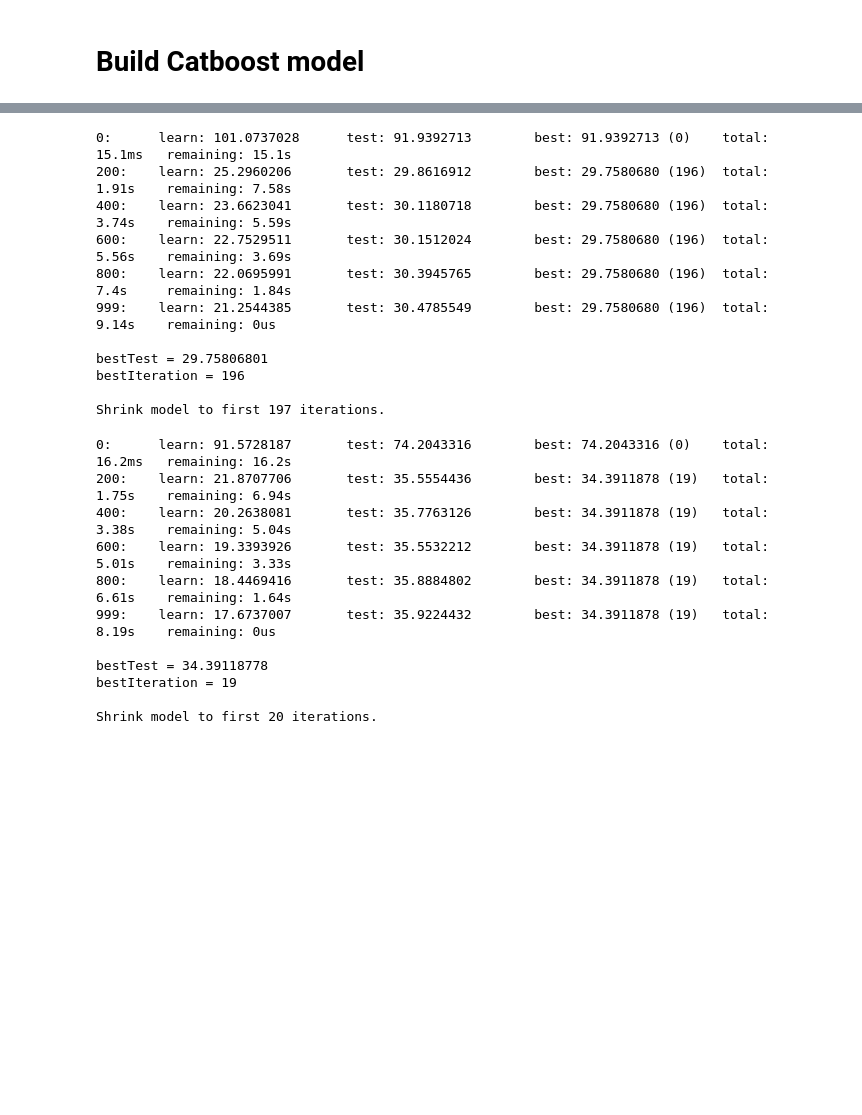
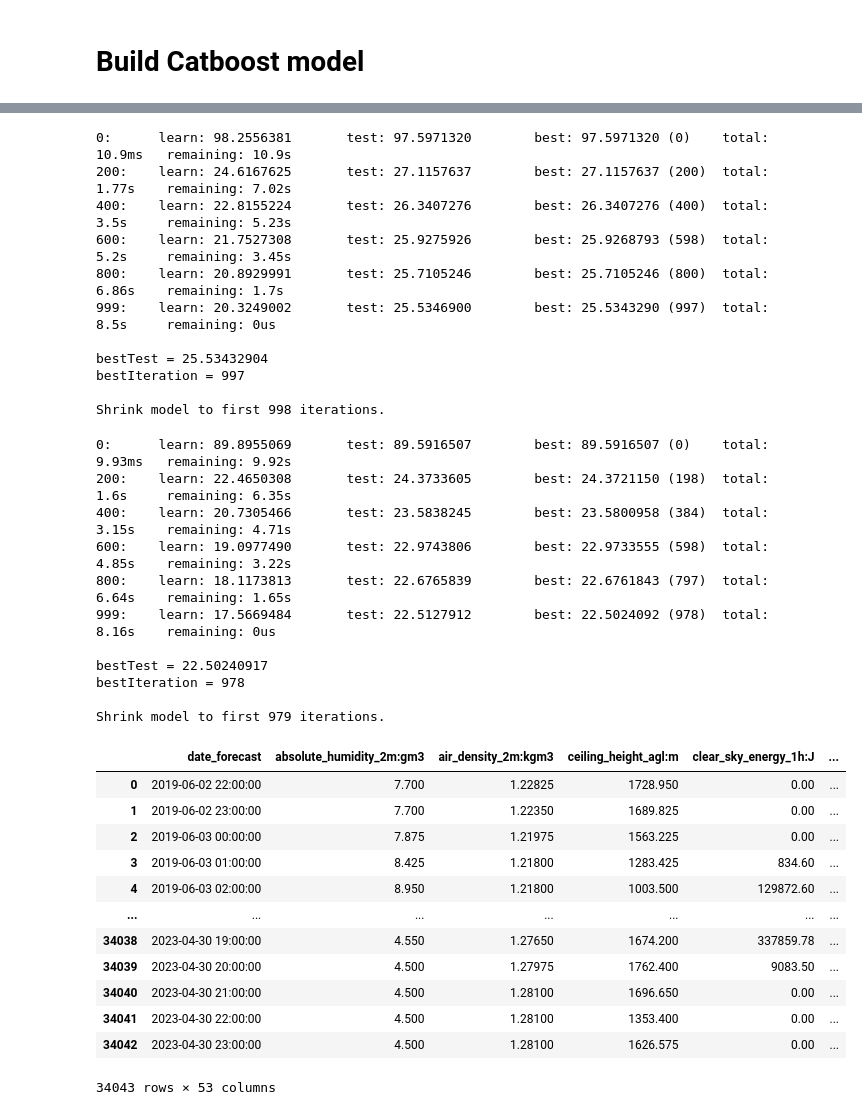
Before and after one commit to henningolweus/MLprosjekt, a Jupyter notebook: data/Catboost.ipynb, the cells around one changed output, grey strips where cells are left out. Saved outputs shown, nothing was run; the diff lists cells and outputs as text; code cells hidden in the pictures; blank space fills up the shorter version.

Commit message:
created base catboost model

```diff
--- a/data/Catboost.ipynb
+++ b/data/Catboost.ipynb
@@ -522,30 +521,46 @@ Shrink model to first 436 iterations.
 # %%
-model_b = build_catboost(merged_b,0.1)
+model_b = build_catboost(merged_b,0.1, True)
 # %% [output]
-0:      learn: 101.0737028      test: 91.9392713        best: 91.9392713 (0)    total: 15.1ms   remaining: 15.1s
-200:    learn: 25.2960206       test: 29.8616912        best: 29.7580680 (196)  total: 1.91s    remaining: 7.58s
-400:    learn: 23.6623041       test: 30.1180718        best: 29.7580680 (196)  total: 3.74s    remaining: 5.59s
-600:    learn: 22.7529511       test: 30.1512024        best: 29.7580680 (196)  total: 5.56s    remaining: 3.69s
-800:    learn: 22.0695991       test: 30.3945765        best: 29.7580680 (196)  total: 7.4s     remaining: 1.84s
-999:    learn: 21.2544385       test: 30.4785549        best: 29.7580680 (196)  total: 9.14s    remaining: 0us
+0:      learn: 98.2556381       test: 97.5971320        best: 97.5971320 (0)    total: 10.9ms   remaining: 10.9s
+200:    learn: 24.6167625       test: 27.1157637        best: 27.1157637 (200)  total: 1.77s    remaining: 7.02s
+400:    learn: 22.8155224       test: 26.3407276        best: 26.3407276 (400)  total: 3.5s     remaining: 5.23s
+600:    learn: 21.7527308       test: 25.9275926        best: 25.9268793 (598)  total: 5.2s     remaining: 3.45s
+800:    learn: 20.8929991       test: 25.7105246        best: 25.7105246 (800)  total: 6.86s    remaining: 1.7s
+999:    learn: 20.3249002       test: 25.5346900        best: 25.5343290 (997)  total: 8.5s     remaining: 0us
 
-bestTest = 29.75806801
-bestIteration = 196
+bestTest = 25.53432904
+bestIteration = 997
 
-Shrink model to first 197 iterations.
+Shrink model to first 998 iterations.
 # %%
-model_c = build_catboost(merged_c,0.2)
+model_c = build_catboost(merged_c,0.2, True)
 # %% [output]
-0:      learn: 91.5728187       test: 74.2043316        best: 74.2043316 (0)    total: 16.2ms   remaining: 16.2s
-200:    learn: 21.8707706       test: 35.5554436        best: 34.3911878 (19)   total: 1.75s    remaining: 6.94s
-400:    learn: 20.2638081       test: 35.7763126        best: 34.3911878 (19)   total: 3.38s    remaining: 5.04s
-600:    learn: 19.3393926       test: 35.5532212        best: 34.3911878 (19)   total: 5.01s    remaining: 3.33s
-800:    learn: 18.4469416       test: 35.8884802        best: 34.3911878 (19)   total: 6.61s    remaining: 1.64s
-999:    learn: 17.6737007       test: 35.9224432        best: 34.3911878 (19)   total: 8.19s    remaining: 0us
+0:      learn: 89.8955069       test: 89.5916507        best: 89.5916507 (0)    total: 9.93ms   remaining: 9.92s
+200:    learn: 22.4650308       test: 24.3733605        best: 24.3721150 (198)  total: 1.6s     remaining: 6.35s
+400:    learn: 20.7305466       test: 23.5838245        best: 23.5800958 (384)  total: 3.15s    remaining: 4.71s
+600:    learn: 19.0977490       test: 22.9743806        best: 22.9733555 (598)  total: 4.85s    remaining: 3.22s
+800:    learn: 18.1173813       test: 22.6765839        best: 22.6761843 (797)  total: 6.64s    remaining: 1.65s
+999:    learn: 17.5669484       test: 22.5127912        best: 22.5024092 (978)  total: 8.16s    remaining: 0us
 
-bestTest = 34.39118778
-bestIteration = 19
+bestTest = 22.50240917
+bestIteration = 978
 
-Shrink model to first 20 iterations.
+Shrink model to first 979 iterations.
+# %%
+merged_a
+# %% [output]
+|  | date_forecast | absolute_humidity_2m:gm3 | air_density_2m:kgm3 | ceiling_height_agl:m | clear_sky_energy_1h:J | ... |
+| 0 | 2019-06-02 22:00:00 | 7.700 | 1.22825 | 1728.950 | 0.00 | ... |
+| 1 | 2019-06-02 23:00:00 | 7.700 | 1.22350 | 1689.825 | 0.00 | ... |
+| 2 | 2019-06-03 00:00:00 | 7.875 | 1.21975 | 1563.225 | 0.00 | ... |
+| 3 | 2019-06-03 01:00:00 | 8.425 | 1.21800 | 1283.425 | 834.60 | ... |
+| 4 | 2019-06-03 02:00:00 | 8.950 | 1.21800 | 1003.500 | 129872.60 | ... |
+| ... | ... | ... | ... | ... | ... | ... |
+| 34038 | 2023-04-30 19:00:00 | 4.550 | 1.27650 | 1674.200 | 337859.78 | ... |
+| 34039 | 2023-04-30 20:00:00 | 4.500 | 1.27975 | 1762.400 | 9083.50 | ... |
+| 34040 | 2023-04-30 21:00:00 | 4.500 | 1.28100 | 1696.650 | 0.00 | ... |
+| 34041 | 2023-04-30 22:00:00 | 4.500 | 1.28100 | 1353.400 | 0.00 | ... |
+| 34042 | 2023-04-30 23:00:00 | 4.500 | 1.28100 | 1626.575 | 0.00 | ... |
+34043 rows × 53 columns
 # %%
 def get_feat_importance(model):
```
Also changed, not shown: parts of 28 cells of this notebook, 6 other files.
